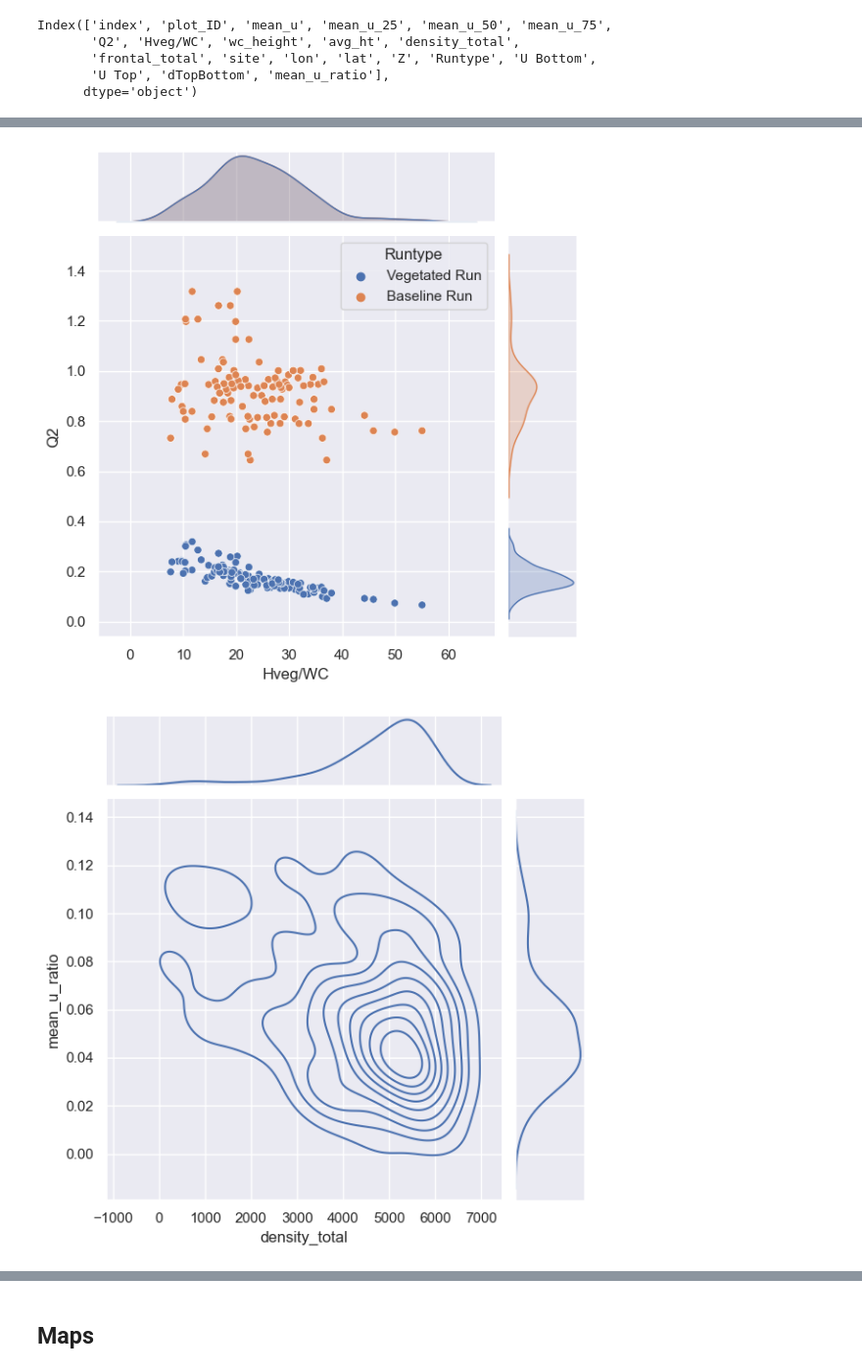
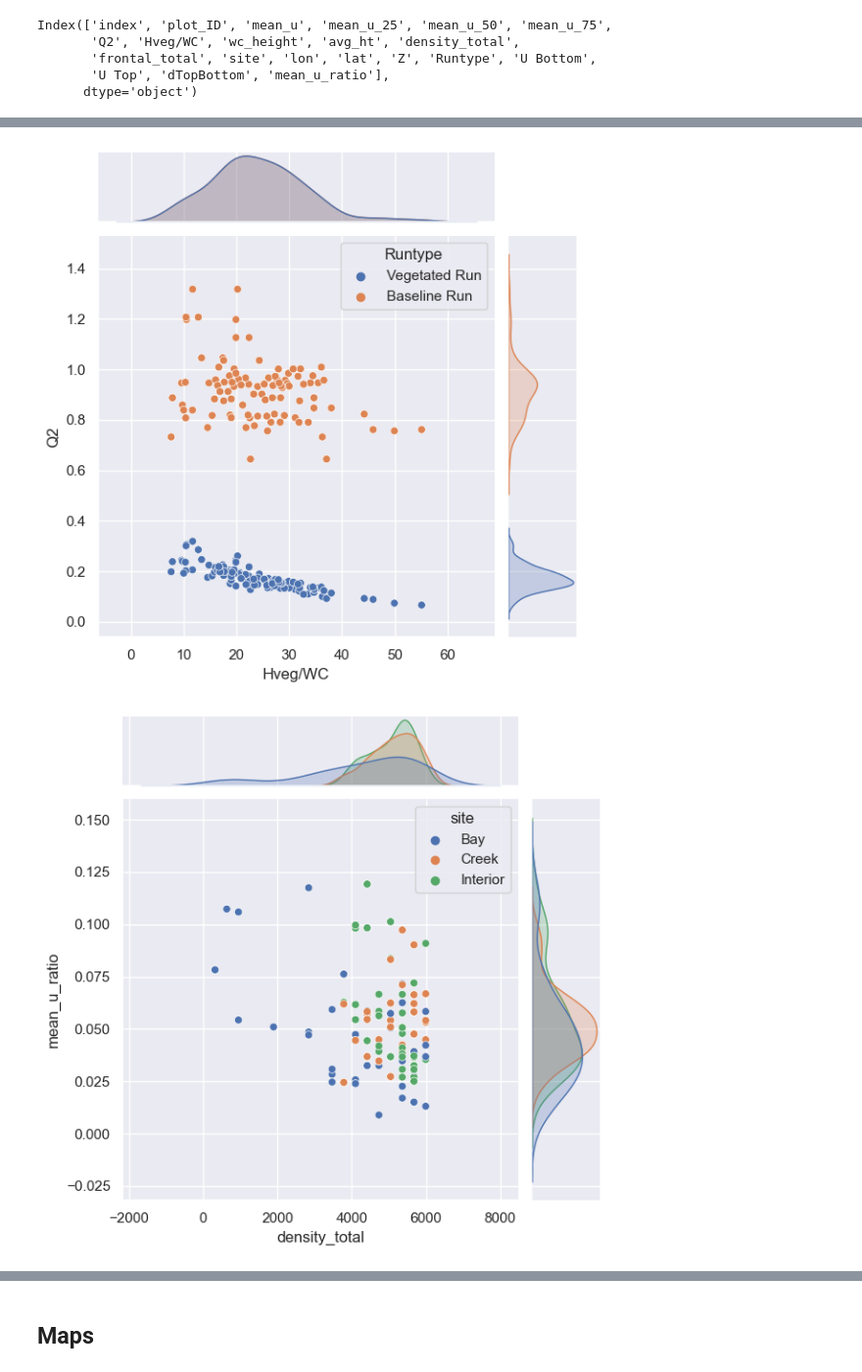
Before and after one commit to AlexandreSeb97/WC-Density-Drag-Vegetation-, a Jupyter notebook: usgs_wc_visualization.ipynb, the cells around one changed output, grey strips where cells are left out. Shown at 98% size. Saved outputs shown, nothing was run; the diff lists cells and outputs as text; code cells hidden in the pictures.

Commit message:
new visualizations

```diff
--- a/usgs_wc_visualization.ipynb
+++ b/usgs_wc_visualization.ipynb
@@ -158,8 +140,8 @@ def get_top_bot_u(dataarr):
     for i in range(int(run_count)):
         index_top = np.where(dff['Z'].iloc[i] <= (-dff['avg_ht'].iloc[i]))
         index_bot = np.where(dff['Z'].iloc[i] > (-dff['avg_ht'].iloc[i]))
-        utop = np.append(utop, u['U Velocity'].iloc[index_top].values.mean())
-        ubot = np.append(ubot, u['U Velocity'].iloc[index_bot].values.mean())
+        utop = np.append(utop, np.median(u['U Velocity'].iloc[index_top].values))
+        ubot = np.append(ubot, np.median(u['U Velocity'].iloc[index_bot].values))
     return ubot, utop
 # %%
 ubot, utop = get_top_bot_u(wc_ds['U Velocity'])
@@ -245,8 +227,8 @@ for n, feature in enumerate(to_plot):
     sns.jointplot(data=dff, x='density_total', y=feature, hue='Runtype')
     sns.jointplot(data=dff, x='Hveg/WC', y=feature, hue='Runtype')
 
-sns.jointplot(data=dff, x='density_total', y='mean_u_ratio')
-sns.jointplot(data=dff, x='Hveg/WC', y='mean_u_ratio')
+sns.jointplot(data=dff, x='density_total', y='mean_u_ratio', hue='site')
+sns.jointplot(data=dff, x='Hveg/WC', y='mean_u_ratio', hue='site')
 
 plt.show()
 # %% [output]
@@ -258,2 +240,2 @@ plt.show()
-[figure, old version]
+[figure, new version]
-[figure, old version]
+[figure, new version]
```
Also changed, not shown: parts of 11 cells of this notebook, 1 other file.
